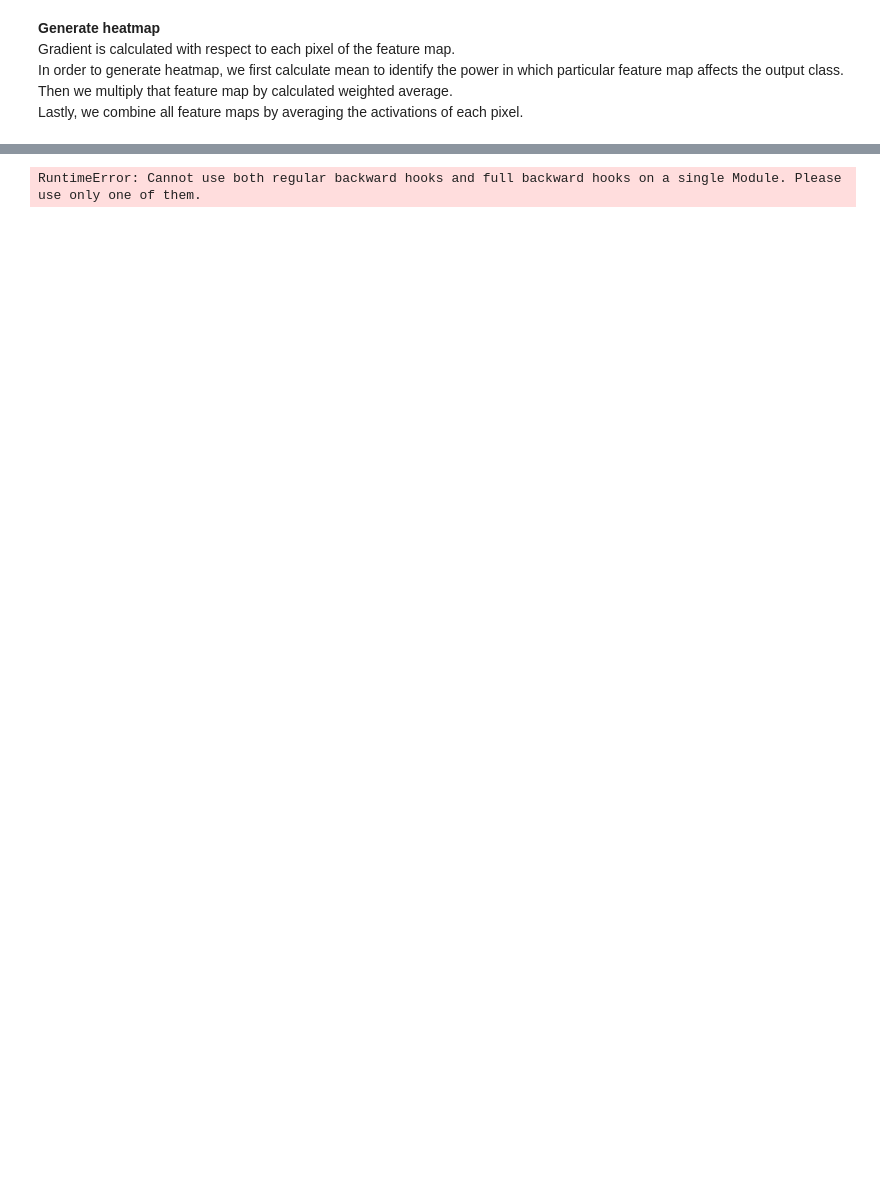
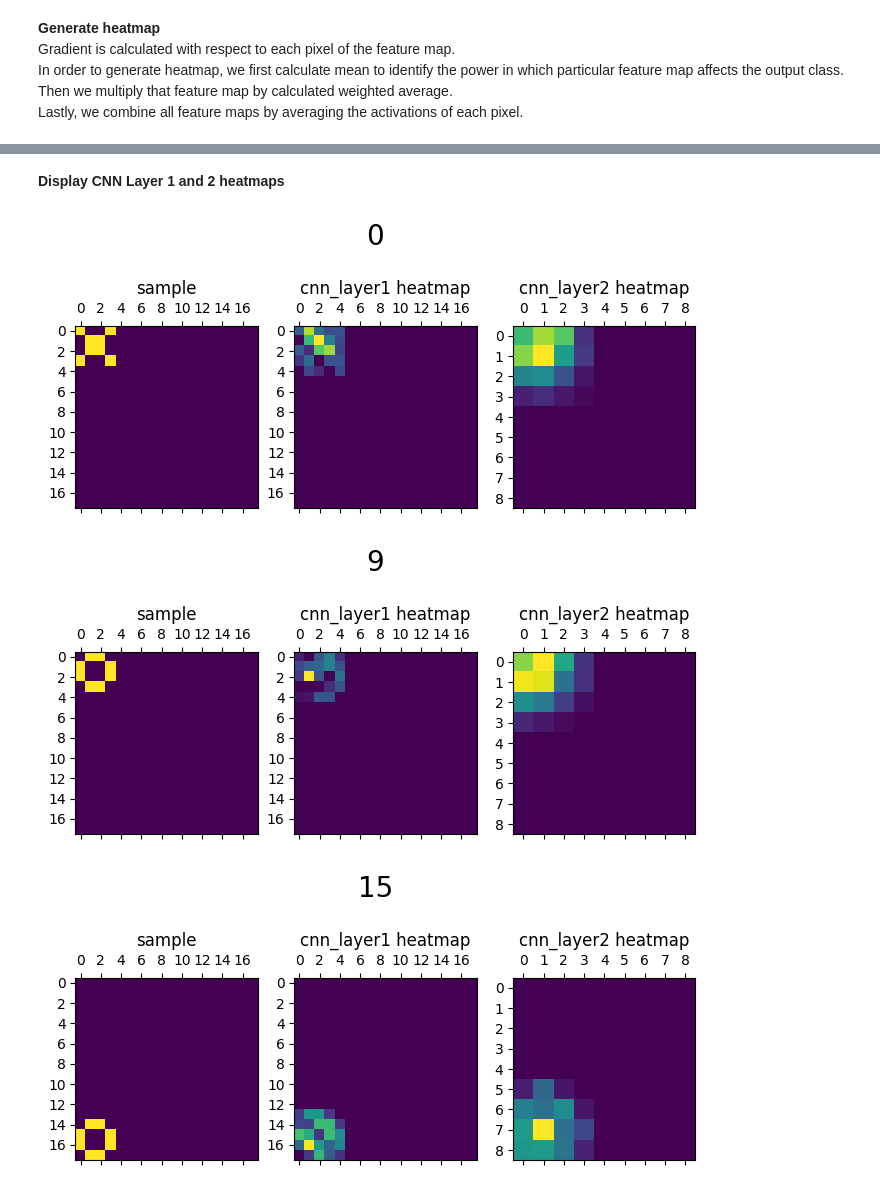
Before and after one commit to zostaw/disect-cnn, a Jupyter notebook: cnn_disect.ipynb, the cells around one changed output, grey strips where cells are left out. Drawn from its saved outputs; the diff is of its cells as text; code cells hidden in the pictures; blank space fills up the shorter version.

```diff
--- a/cnn_disect.ipynb
+++ b/cnn_disect.ipynb
@@ -763,10 +617,0 @@ def grad_cam(model, image, target_layer, target_class):
-# %%
-# Example usage - Replace 'model' with your PyTorch model, 'image' with your input image, 'target_layer' with the layer you want to hook, and 'target_class' with the target output class
-# model = ...  # Your model
-# image = ...  # Your preprocessed input image with shape (1, C, H, W)
-# target_layer = ...  # The convolutional layer you want the Grad-CAM for
-# target_class = ...  # The index of the class in the output
-
-heatmap = grad_cam(model, probe_sample, target_layer, top_class_id)
-# %% [output]
-RuntimeError: Cannot use both regular backward hooks and full backward hooks on a single Module. Please use only one of them.
@@ -775,0 +618,27 @@ print(target_layer)
+# %%
+# Captures layer graphs
+def extract_layers(model,
+                   hm_layer_name="cnn_layer2",
+                   class_out_layer_name="output_activation",
+                   verbose=False
+                   ):
+    for name, layer in model.named_children():
+        if name == hm_layer_name:
+            if verbose: print(f"Extracting '{name}': {layer}")
+            hm_layer = layer # extract graph
+        if name == class_out_layer_name:
+            if verbose: print(f"Extracting '{name}': {layer}")
+            class_out_layer = layer
+    return hm_layer_name, hm_layer, class_out_layer_name, class_out_layer
+
+# Utility functions - help us save outputs and grads of desired layer
+class SaveGradient:
+    def __init__(self):
+        self.grad = None
+    def __call__(self, grad):
+        self.grad = grad
+class SaveOutput:
+    def __init__(self):
+        self.output = None
+    def __call__(self, output):
+        self.output = output
@@ -775,0 +730,23 @@ print(target_layer)
+# %% [markdown]
+**Display CNN Layer 1 and 2 heatmaps**
+# %%
+comparison_ids = [0, 9, 15]
+heatmap_layer_names = ["cnn_layer1", "cnn_layer2"]
+for sample_id in comparison_ids:
+    probe_sample, probe_target = pick_probes(sample_id, X, Y)
+    heatmaps = []
+    for hm_layer_name in heatmap_layer_names:
+        heatmaps.append(generate_heatmap(
+                            model,
+                            probe_sample=probe_sample,
+                            probe_target=probe_target,
+                            hm_layer_name=hm_layer_name,
+                            class_out_layer_name="output_activation",
+                            verbose=False
+                            )
+                        )
+    display_heatmaps(probe_sample, heatmaps, heatmap_titles=heatmap_layer_names, figure_title=str(sample_id))
+# %% [output]
+[figure, added]
+[figure, added]
+[figure, added]
```
Also changed, not shown: parts of 32 cells of this notebook.
